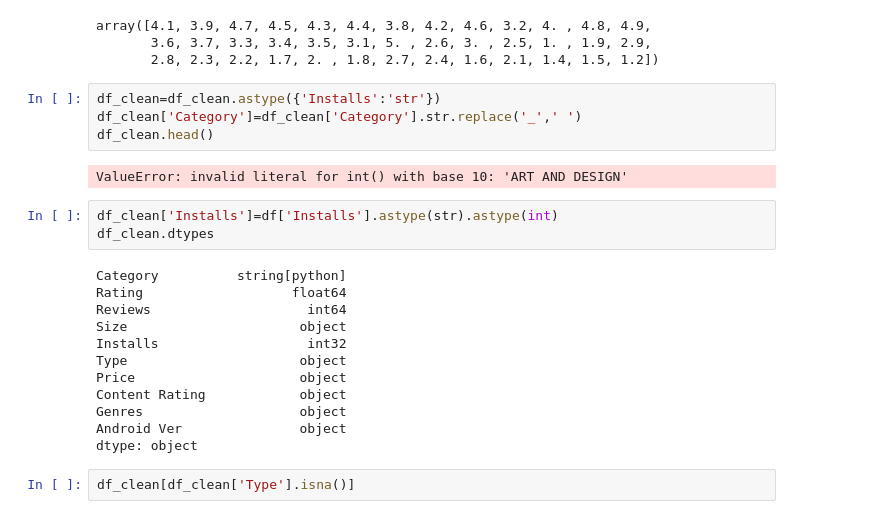
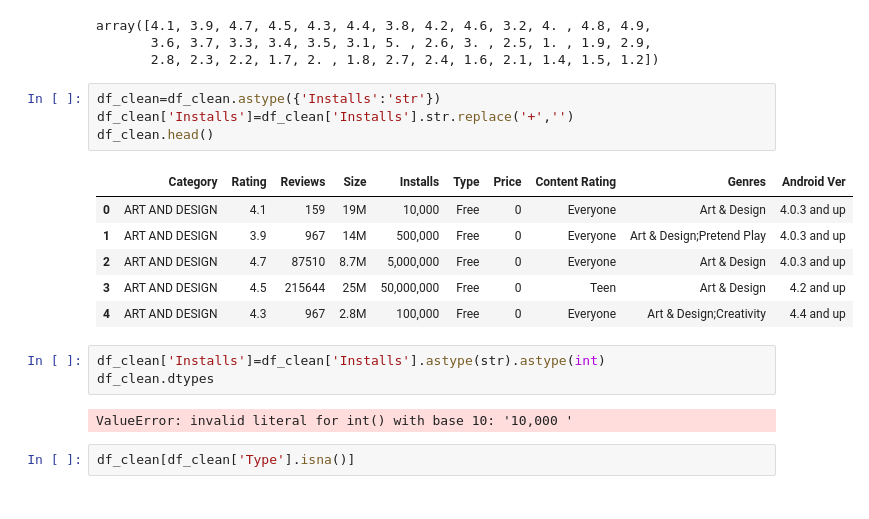
Before and after one commit to mulingwa/Playstore_Data_Analysis, a Jupyter notebook: Analysis.ipynb, the cells around one changed output. Cells and saved outputs as stored; diff of their text form.

Commit message:
all errors

```diff
--- a/Analysis.ipynb
+++ b/Analysis.ipynb
@@ -165,25 +165,20 @@ array([4.1, 3.9, 4.7, 4.5, 4.3, 4.4, 3.8, 4.2, 4.6, 3.2, 4. , 4.8, 4.9,
        2.8, 2.3, 2.2, 1.7, 2. , 1.8, 2.7, 2.4, 1.6, 2.1, 1.4, 1.5, 1.2])
 # %%
 df_clean=df_clean.astype({'Installs':'str'})
-df_clean['Category']=df_clean['Category'].str.replace('_',' ')
+df_clean['Installs']=df_clean['Installs'].str.replace('+','')
 df_clean.head()
 # %% [output]
-ValueError: invalid literal for int() with base 10: 'ART AND DESIGN'
+|  | Category | Rating | Reviews | Size | Installs | Type | Price | Content Rating | Genres | Android Ver |
+| 0 | ART AND DESIGN | 4.1 | 159 | 19M | 10,000 | Free | 0 | Everyone | Art & Design | 4.0.3 and up |
+| 1 | ART AND DESIGN | 3.9 | 967 | 14M | 500,000 | Free | 0 | Everyone | Art & Design;Pretend Play | 4.0.3 and up |
+| 2 | ART AND DESIGN | 4.7 | 87510 | 8.7M | 5,000,000 | Free | 0 | Everyone | Art & Design | 4.0.3 and up |
+| 3 | ART AND DESIGN | 4.5 | 215644 | 25M | 50,000,000 | Free | 0 | Teen | Art & Design | 4.2 and up |
+| 4 | ART AND DESIGN | 4.3 | 967 | 2.8M | 100,000 | Free | 0 | Everyone | Art & Design;Creativity | 4.4 and up |
 # %%
-df_clean['Installs']=df['Installs'].astype(str).astype(int)
+df_clean['Installs']=df_clean['Installs'].astype(str).astype(int)
 df_clean.dtypes
 # %% [output]
-Category          string[python]
-Rating                   float64
-Reviews                    int64
-Size                      object
-Installs                   int32
-Type                      object
-Price                     object
-Content Rating            object
-Genres                    object
-Android Ver               object
-dtype: object
+ValueError: invalid literal for int() with base 10: '10,000 '
 # %%
 df_clean[df_clean['Type'].isna()]
 # %% [output]
```
Also changed, not shown: parts of 3 cells of this notebook.
